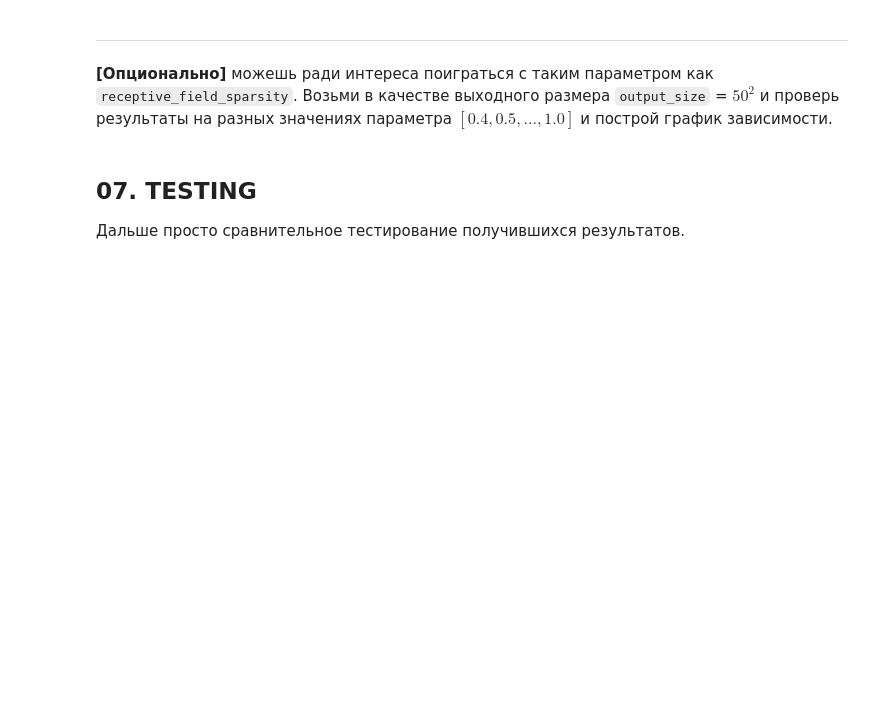
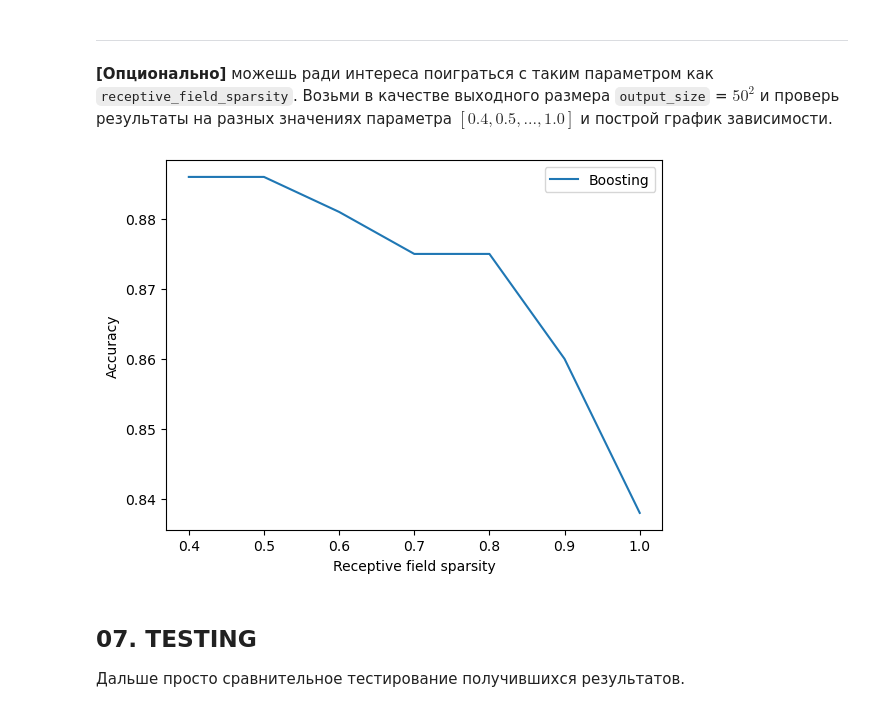
Before and after one commit to GurevichPE/cds_internship_tasks_sp, a Jupyter notebook: sp.ipynb, the cells around one changed output. Saved outputs shown, nothing was run; the diff lists cells and outputs as text; code cells hidden in the pictures; blank space fills up the shorter version.

```diff
--- a/sp.ipynb
+++ b/sp.ipynb
@@ -721,3 +768,34 @@ __[Опционально]__ можешь ради интереса поигра
+# %%
+n = 1000
+out_size = 50**2
+rf_sparsities = np.arange(0.4, 1.1, 0.1)
+rfs_results = []
+x_tr, y_tr = train_images[:n], train_labels[:n]
+x_tst, y_tst = test_images[:n], test_labels[:n]
+
+for rf_spars in rf_sparsities:
+    np.random.seed(seed)
+    sp = BoostedSpatialPooler(
+        input_size=train_images[0].size,
+        output_size=out_size,
+        permanence_threshold=.5,
+        output_sparsity=.04,
+        synapse_permanence_deltas=(.03, .03),
+        receptive_field_sparsity=rf_spars,
+        max_boost_factor=2,
+        boost_sliding_window=1000
+    )
+    sp.reset_statistics()
+    res = test_classification_with_sp(x_tr, y_tr, x_tst, y_tst, sp)
+    rfs_results.append(res)
+    clear_output()
+# %%
+plt.plot(rf_sparsities, rfs_results, label="Boosting")
+plt.legend()
+plt.xlabel("Receptive field sparsity")
+plt.ylabel("Accuracy");
+# %% [output]
+[figure, added]
 # %% [markdown]
 ## 07. TESTING
 
```
Also changed, not shown: parts of 13 cells of this notebook.
